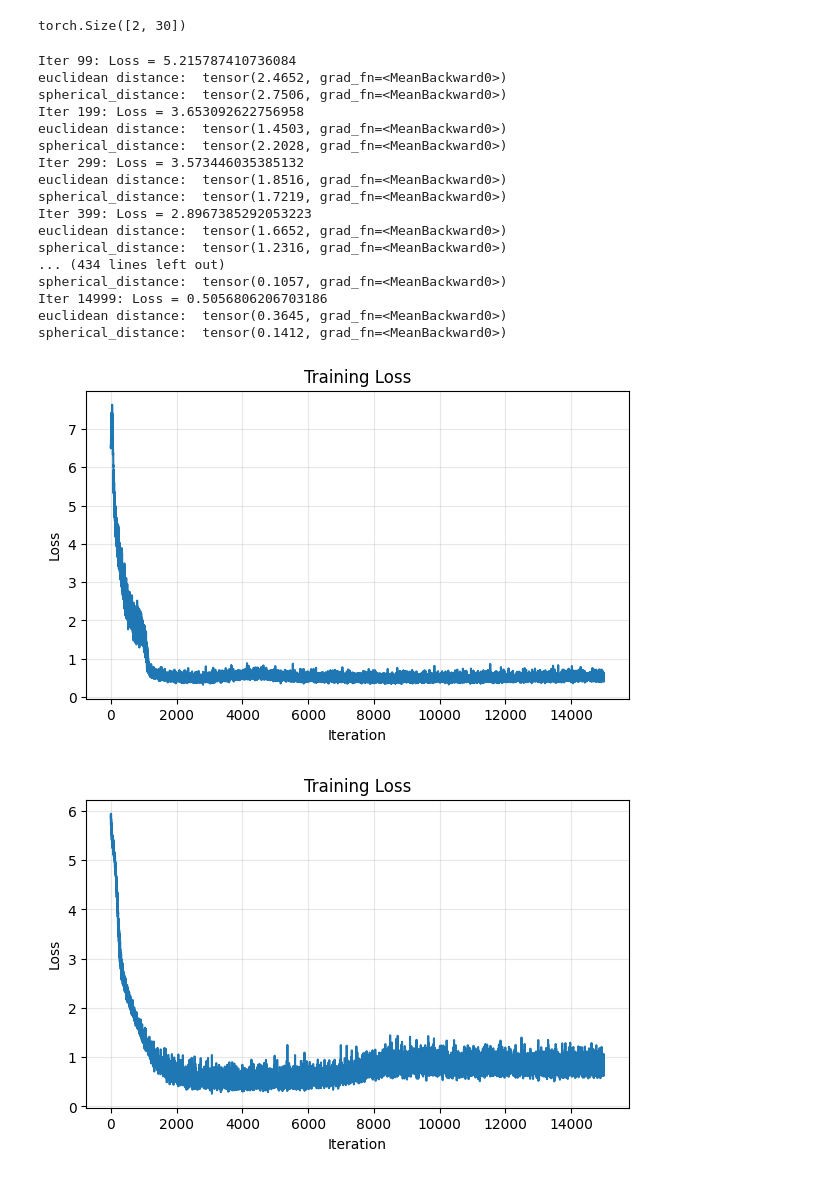
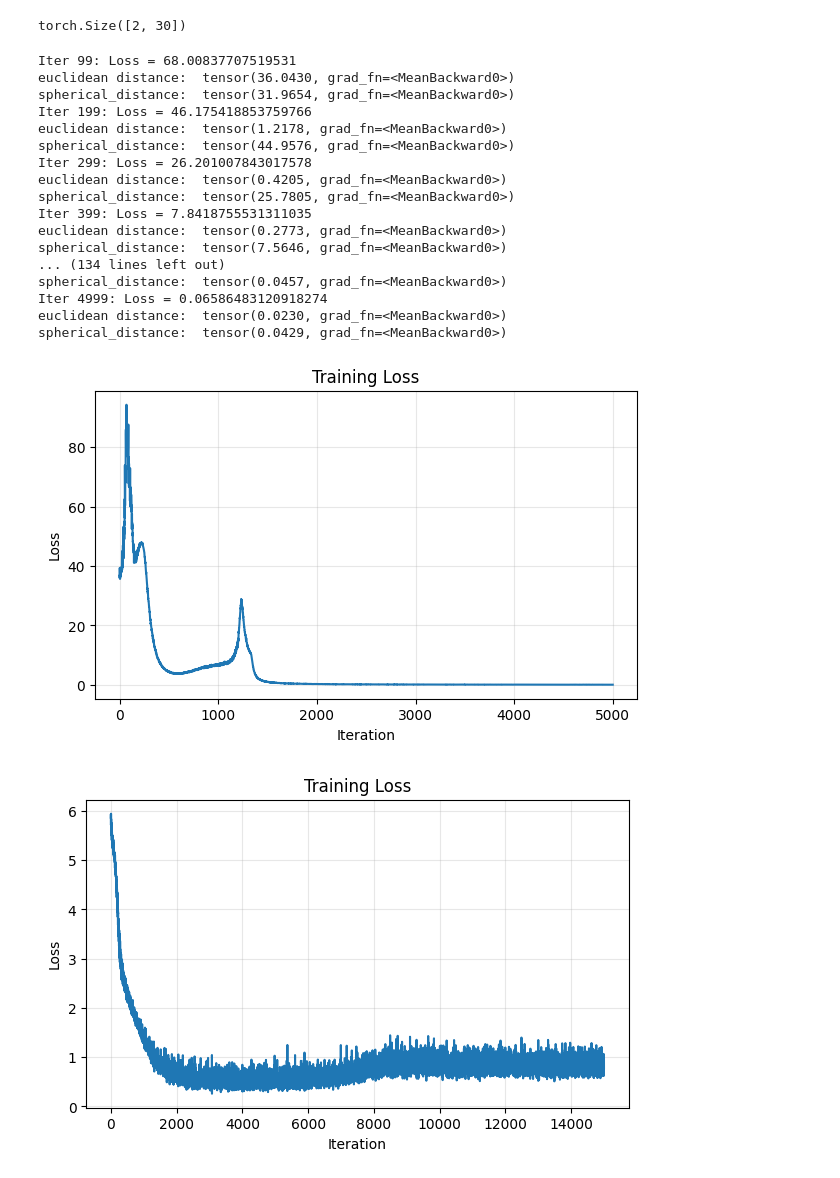
Before and after one commit to edovergna/equi-drifting, a Jupyter notebook: notebooks/aligned_loss.ipynb, the cells around one changed output. Saved outputs shown, nothing was run; the diff lists cells and outputs as text; code cells hidden in the pictures.

```diff
--- a/notebooks/aligned_loss.ipynb
+++ b/notebooks/aligned_loss.ipynb
@@ -20,10 +16,10 @@ class DummyModel(nn.Module):
         num_positions = 3
         # Add atom type as target if necessary
         num_targets = num_positions + num_atom_types
-        self.hidden_layer = nn.Linear(num_nodes * num_targets, 1000)
-        self.hidden_layer_2 = nn.Linear(1000, 1000)
+        self.hidden_layer = nn.Linear(num_nodes * num_targets, 100)
+        self.hidden_layer_2 = nn.Linear(100, 100)
         self.layer = nn.Linear(
-            1000, num_nodes * num_targets
+            100, num_nodes * num_targets
         )
 
     def forward(self, noise: torch.Tensor):
@@ -800,8 +780,9 @@ def compute_aligning_drift_loss(
     real_pos: torch.Tensor,
     gen_types_sphere: torch.Tensor,
     real_types: torch.Tensor,
-    sigma: float = 1.0,
-    eps: float = 1e-8
+    sigma: float = 0.5,
+    eps: float = 1e-8,
+    scale_loss: float = 1.0,
 ) -> tuple[torch.Tensor, dict[str, float]]:
     """
     Drifting field loss directly on 3D molecules by aligning the generated molecules with the real ones.
@@ -865,7 +846,7 @@ def compute_aligning_drift_loss(
     molecule_position_dist = ((gen_pos - target_posit) ** 2).sum(dim=-1).sum(dim=-1)    # shape: [N_gen]
     molecule_types_dist = (geodesic_distance(gen_types_sphere, target_types, eps) ** 2).sum(dim=-1) # shape: [N_gen]
 
-    loss = (molecule_position_dist + molecule_types_dist).mean()
+    loss = (molecule_position_dist + scale_loss * molecule_types_dist).mean()
 
     return loss, molecule_position_dist, molecule_types_dist
 
@@ -930,7 +911,7 @@ model = DummyModel(
 optimizer = torch.optim.SGD(model.parameters(), lr=LR)
 
 TEMP = 1
-NUM_ITERS = 15000
+NUM_ITERS = 5000
 
 NUM_GEN = 100
     # Sample noise once but for multiple molecules
@@ -942,51 +923,51 @@ NUM_GEN = 100
 loss_list = []
 for iter in range(NUM_ITERS):
 
     pos_noise = torch.randn((NUM_GEN, 7, 3))
     pos_noise = pos_noise - pos_noise.mean(dim=1, keepdim=True)
         # We sample random noise as embedding for atom types
     type_noise = torch.randn((NUM_GEN, 7, 5))
     combined_noise = torch.cat([pos_noise, type_noise], dim=2).flatten(start_dim=1)
 
     optimizer.zero_grad()
     gen_mol = model(combined_noise)
     gen_mol = gen_mol.reshape(NUM_GEN, 7, -1)
     gen_pos, gen_types = torch.split(gen_mol, [3, 5], dim=-1)
     gen_pos = gen_pos - gen_pos.mean(dim=1, keepdim=True)
 
     gen_types_prob = F.softmax(gen_types, dim=-1)
     gen_types_sphere = probs_to_sphere(gen_types_prob, eps=1e-8)
 
     loss, pos_distance, types_distance = compute_aligning_drift_loss(gen_pos, real_positions, gen_types_sphere, real_types)
 
     loss.backward()
     optimizer.step()
     loss_list.append(loss.mean().item())
     if (iter + 1) % 100 == 0:
         print(f"Iter {iter}: Loss = {loss.mean().item()}")
         print("euclidean distance: ", pos_distance.mean())
         print("spherical_distance: ", types_distance.mean())
 
 plot_loss(loss_list)
 # %% [output]
-Iter 99: Loss = 5.215787410736084
-euclidean distance:  tensor(2.4652, grad_fn=<MeanBackward0>)
-spherical_distance:  tensor(2.7506, grad_fn=<MeanBackward0>)
-Iter 199: Loss = 3.653092622756958
-euclidean distance:  tensor(1.4503, grad_fn=<MeanBackward0>)
-spherical_distance:  tensor(2.2028, grad_fn=<MeanBackward0>)
-Iter 299: Loss = 3.573446035385132
-euclidean distance:  tensor(1.8516, grad_fn=<MeanBackward0>)
-spherical_distance:  tensor(1.7219, grad_fn=<MeanBackward0>)
-Iter 399: Loss = 2.8967385292053223
-euclidean distance:  tensor(1.6652, grad_fn=<MeanBackward0>)
-spherical_distance:  tensor(1.2316, grad_fn=<MeanBackward0>)
-... (434 lines left out)
-spherical_distance:  tensor(0.1057, grad_fn=<MeanBackward0>)
-Iter 14999: Loss = 0.5056806206703186
-euclidean distance:  tensor(0.3645, grad_fn=<MeanBackward0>)
-spherical_distance:  tensor(0.1412, grad_fn=<MeanBackward0>)
+Iter 99: Loss = 68.00837707519531
+euclidean distance:  tensor(36.0430, grad_fn=<MeanBackward0>)
+spherical_distance:  tensor(31.9654, grad_fn=<MeanBackward0>)
+Iter 199: Loss = 46.175418853759766
+euclidean distance:  tensor(1.2178, grad_fn=<MeanBackward0>)
+spherical_distance:  tensor(44.9576, grad_fn=<MeanBackward0>)
+Iter 299: Loss = 26.201007843017578
+euclidean distance:  tensor(0.4205, grad_fn=<MeanBackward0>)
+spherical_distance:  tensor(25.7805, grad_fn=<MeanBackward0>)
+Iter 399: Loss = 7.8418755531311035
+euclidean distance:  tensor(0.2773, grad_fn=<MeanBackward0>)
+spherical_distance:  tensor(7.5646, grad_fn=<MeanBackward0>)
+... (134 lines left out)
+spherical_distance:  tensor(0.0457, grad_fn=<MeanBackward0>)
+Iter 4999: Loss = 0.06586483120918274
+euclidean distance:  tensor(0.0230, grad_fn=<MeanBackward0>)
+spherical_distance:  tensor(0.0429, grad_fn=<MeanBackward0>)
-[figure, old version]
+[figure, new version]
 # %%
 %matplotlib inline
 plot_loss(loss_list)
```
Also changed, not shown: parts of 15 cells of this notebook.
